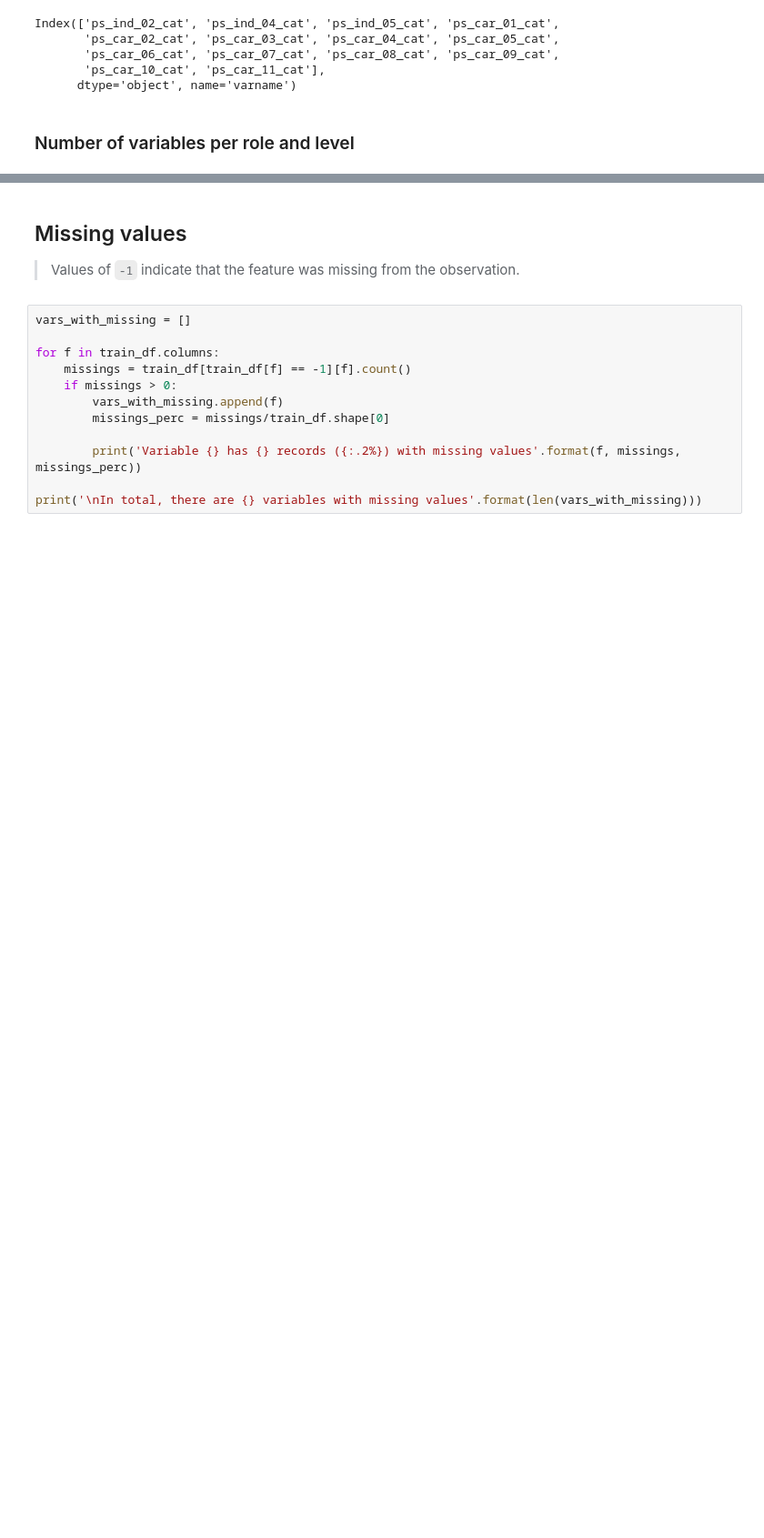
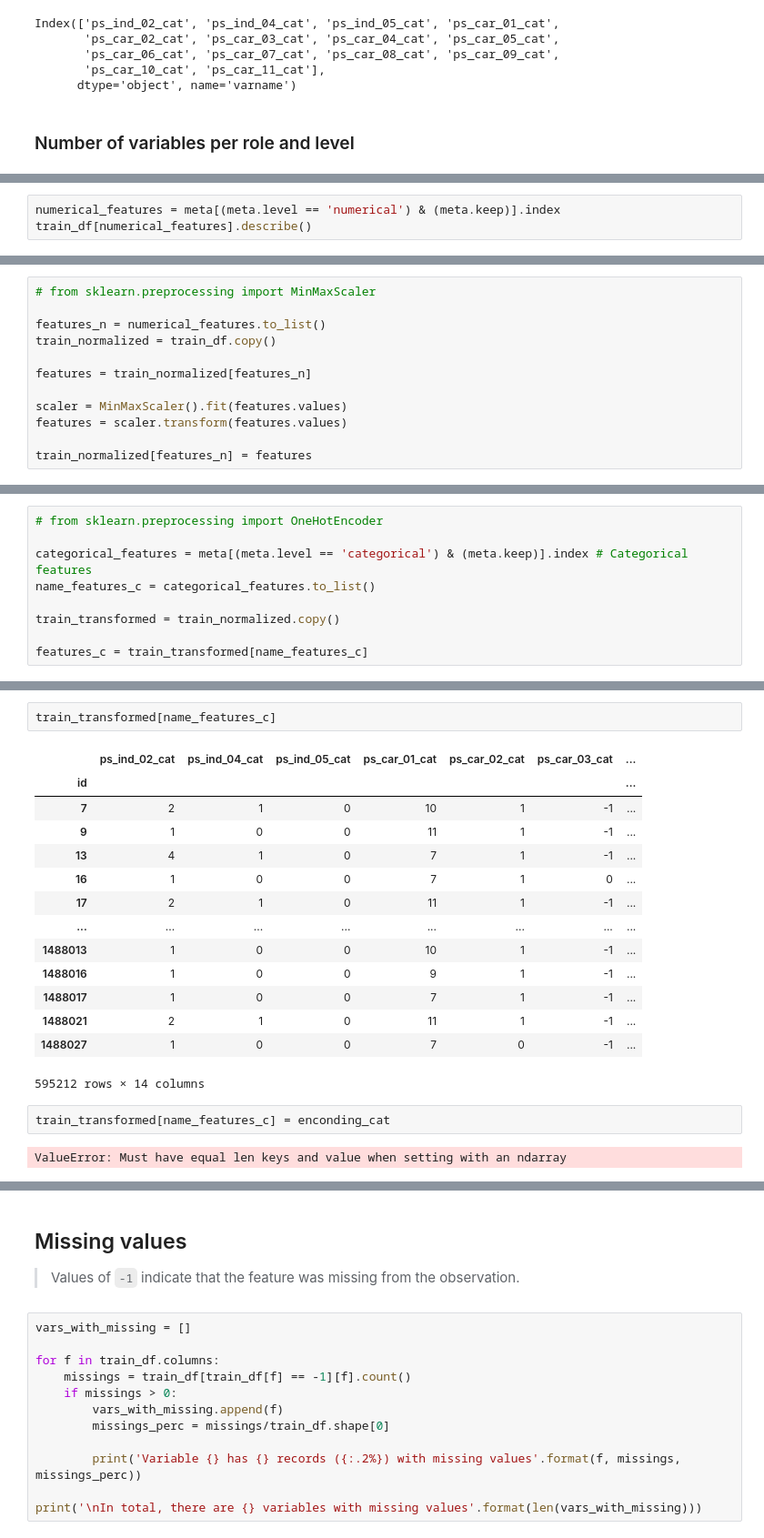
Before and after one commit to pessini/insurance-claim-prediction, a Jupyter notebook: safe-driver-prediction.ipynb, the cells around one changed output, grey strips where cells are left out. Shown at 91% size. Cells and saved outputs as stored; diff of their text form; blank space fills up the shorter version.

```diff
--- a/safe-driver-prediction.ipynb
+++ b/safe-driver-prediction.ipynb
@@ -231,0 +203,3 @@ pd.DataFrame({'count' : meta.groupby(['role', 'level'])['role'].size()}).reset_i
+# %%
+numerical_features = meta[(meta.level == 'numerical') & (meta.keep)].index
+train_df[numerical_features].describe()
@@ -231,0 +220,12 @@ pd.DataFrame({'count' : meta.groupby(['role', 'level'])['role'].size()}).reset_i
+# %%
+# from sklearn.preprocessing import MinMaxScaler
+
+features_n = numerical_features.to_list()
+train_normalized = train_df.copy()
+
+features = train_normalized[features_n]
+
+scaler = MinMaxScaler().fit(features.values)
+features = scaler.transform(features.values)
+
+train_normalized[features_n] = features
@@ -231,0 +235,9 @@ pd.DataFrame({'count' : meta.groupby(['role', 'level'])['role'].size()}).reset_i
+# %%
+# from sklearn.preprocessing import OneHotEncoder
+
+categorical_features = meta[(meta.level == 'categorical') & (meta.keep)].index # Categorical features
+name_features_c = categorical_features.to_list()
+
+train_transformed = train_normalized.copy()
+
+features_c = train_transformed[name_features_c]
@@ -231,0 +259,21 @@ pd.DataFrame({'count' : meta.groupby(['role', 'level'])['role'].size()}).reset_i
+# %%
+train_transformed[name_features_c]
+# %% [output]
+|  | ps_ind_02_cat | ps_ind_04_cat | ps_ind_05_cat | ps_car_01_cat | ps_car_02_cat | ps_car_03_cat | ... |
+| id |  |  |  |  |  |  | ... |
+| 7 | 2 | 1 | 0 | 10 | 1 | -1 | ... |
+| 9 | 1 | 0 | 0 | 11 | 1 | -1 | ... |
+| 13 | 4 | 1 | 0 | 7 | 1 | -1 | ... |
+| 16 | 1 | 0 | 0 | 7 | 1 | 0 | ... |
+| 17 | 2 | 1 | 0 | 11 | 1 | -1 | ... |
+| ... | ... | ... | ... | ... | ... | ... | ... |
+| 1488013 | 1 | 0 | 0 | 10 | 1 | -1 | ... |
+| 1488016 | 1 | 0 | 0 | 9 | 1 | -1 | ... |
+| 1488017 | 1 | 0 | 0 | 7 | 1 | -1 | ... |
+| 1488021 | 2 | 1 | 0 | 11 | 1 | -1 | ... |
+| 1488027 | 1 | 0 | 0 | 7 | 0 | -1 | ... |
+595212 rows × 14 columns
+# %%
+train_transformed[name_features_c] = enconding_cat
+# %% [output]
+ValueError: Must have equal len keys and value when setting with an ndarray
```
Also changed, not shown: parts of 30 cells of this notebook.
